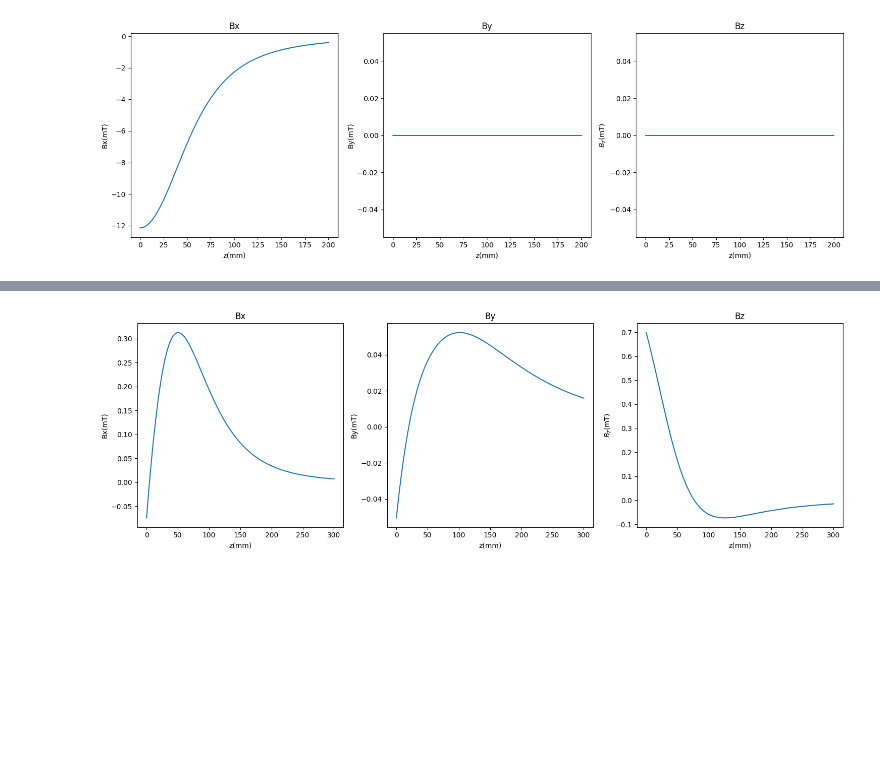
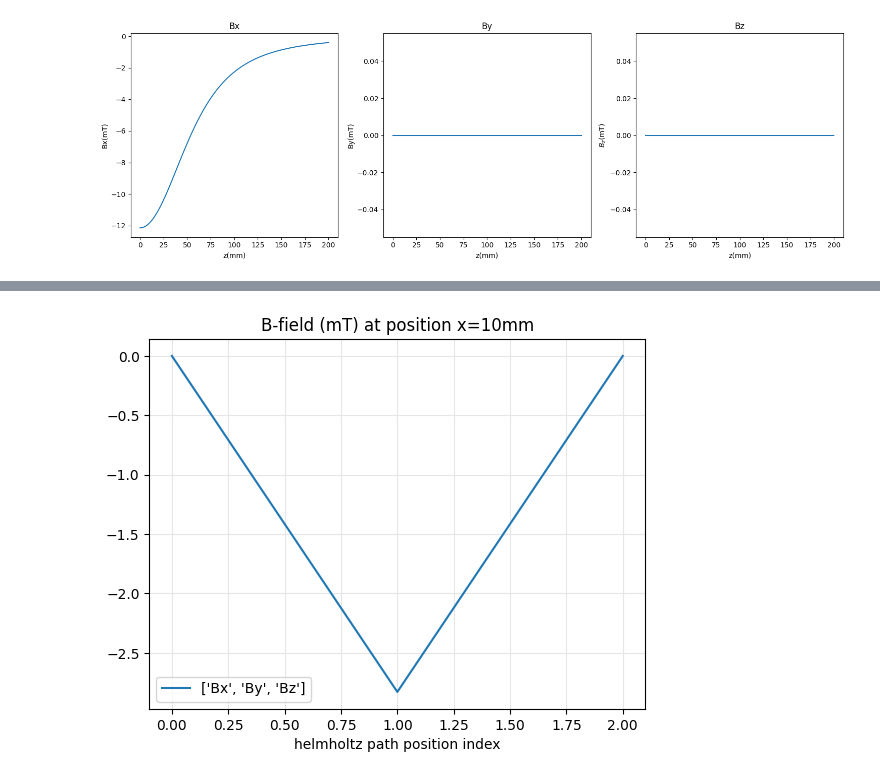
Before and after one commit to benfox4543/YB-zeeman-slower, a Jupyter notebook: halbach-1.ipynb, the cells around one changed output, grey strips where cells are left out. Drawn from its saved outputs; the diff is of its cells as text; code cells hidden in the pictures; blank space fills up the shorter version.

```diff
--- a/halbach-1.ipynb
+++ b/halbach-1.ipynb
@@ -89,9 +89,9 @@ plt.show()
 [figure]
 # %%
 zeeman_prof = magpy.Collection()
-n = 4
-l =[-24,24,24,-24]
-ll = ['y','x','y','x']
+n = 5
+l =[-24,24,24,-24,24]
+ll = ['y','x','y','x','y']
 j = 0
 angles = np.linspace(0, 360, n, endpoint=False)
 for i in angles:
@@ -223,31 +198,0 @@ magpy.show(zeeman_prof)
-# %%
-
-x = np.linspace(0,300,100)
-zee_fieldx = []
-zee_fieldy = []
-zee_fieldz = []
-x_p = []
-for i in x:
-    h = zeeman_prof.getB([0,0,i])
-    #if h[0]  > 0:
-    x_p.append(i)
-    zee_fieldx.append(h[0])
-    zee_fieldy.append(h[1])
-    zee_fieldz.append(h[2])
-fig, ax = plt.subplots(1,3,figsize=(15,5))
-ax[0].plot(x_p,np.array(zee_fieldx)*1e3)
-ax[0].set_title('Bx')
-ax[0].set_xlabel('z(mm)')
-ax[0].set_ylabel('Bx(mT)')
-ax[1].plot(x_p,np.array(zee_fieldy)*1e3)
-ax[1].set_title('By')
-ax[1].set_xlabel('z(mm)')
-ax[1].set_ylabel('By(mT)')
-ax[2].plot(x_p,np.array(zee_fieldz)*1e3)
-ax[2].set_title('Bz')
-ax[2].set_xlabel('z(mm)')
-ax[2].set_ylabel('$B_z$(mT)')
-plt.tight_layout()
-plt.show()
-# %% [output]
-[figure, removed]
@@ -255,0 +199,15 @@ magpy.show(zeeman_prof,zeeman_prof.rotate_from_angax(k, 'y'))
+# %%
+B = magpy.getB(zeeman_prof, (0.01, 0, 0))
+plt.plot(
+    B * 1000,  # T -> mT
+    label=["Bx", "By", "Bz"],
+)
+
+plt.gca().set(
+    title="B-field (mT) at position x=10mm", xlabel="helmholtz path position index"
+)
+plt.gca().grid(color=".9")
+plt.gca().legend()
+plt.show()
+# %% [output]
+[figure, added]
```
Also changed, not shown: parts of 5 cells of this notebook.
